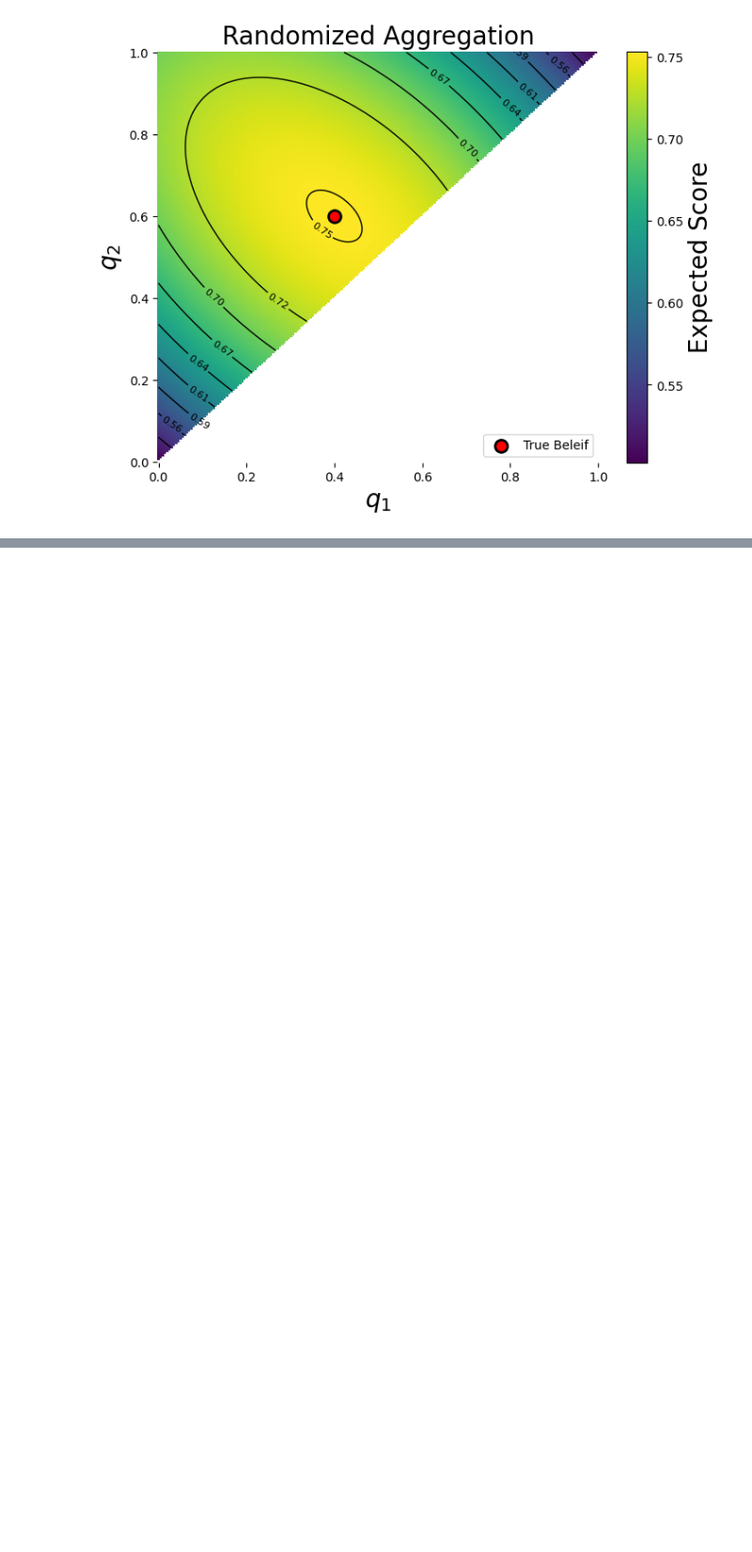
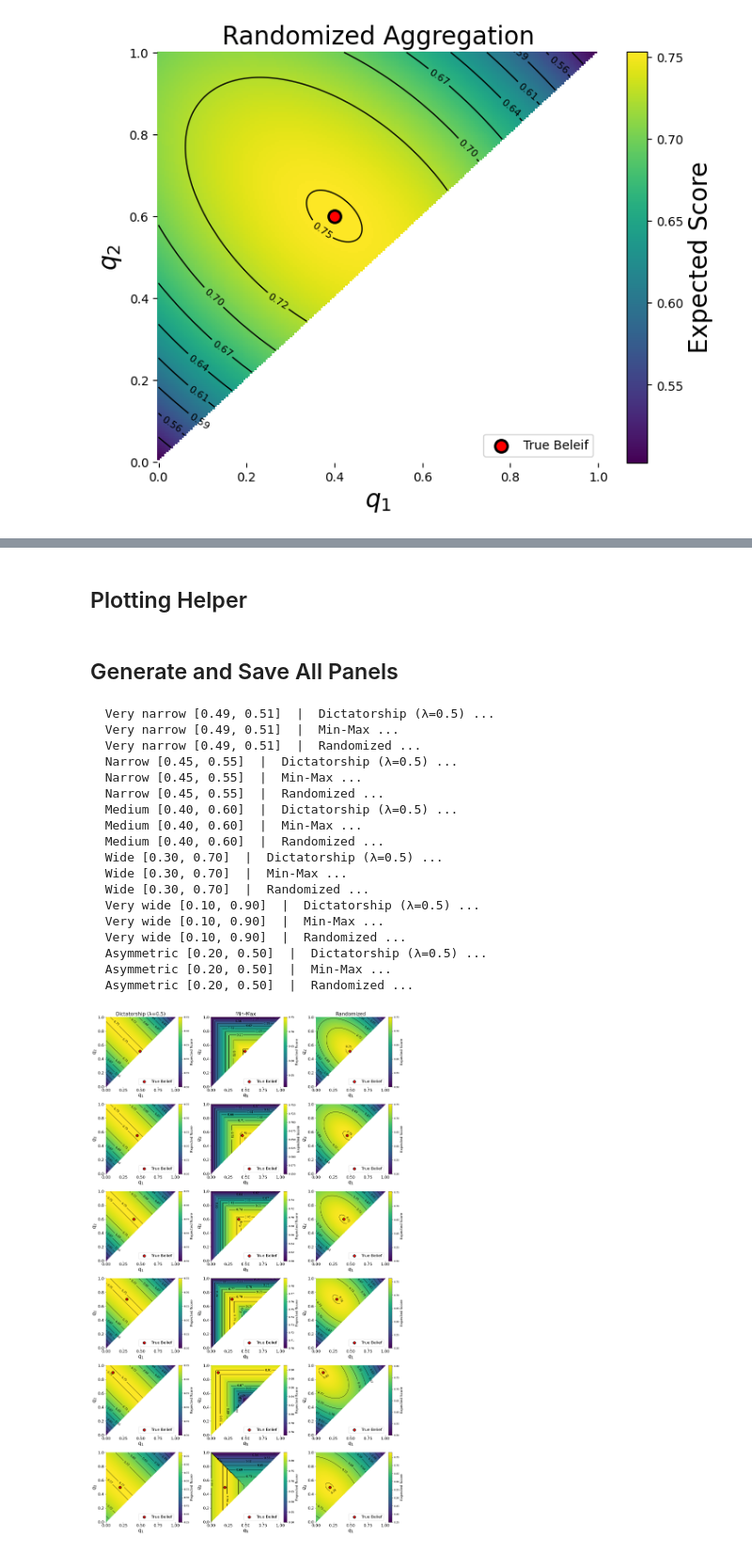
Before and after one commit to FlyinHedgehog/Imprecise-Scoring-Rule-Seminar, a Jupyter notebook: scoring_rule.ipynb, the cells around one changed output, grey strips where cells are left out. Shown at 94% size. Saved outputs shown, nothing was run; the diff lists cells and outputs as text; code cells hidden in the pictures; blank space fills up the shorter version.

```diff
--- a/scoring_rule.ipynb
+++ b/scoring_rule.ipynb
@@ -630,0 +808,80 @@ plt.show()
+# %% [markdown]
+## Plotting Helper
+# %%
+def plot_panel(ax, Z, p_low, p_up, title=None, title_size=20):
+    Zm = np.ma.masked_where(np.isnan(Z), Z)
+    c = ax.pcolormesh(Q1, Q2, Zm, cmap="viridis", shading="auto")
+    z_min, z_max = np.nanmin(Z), np.nanmax(Z)
+    if z_max - z_min > 1e-8:
+        levels = np.linspace(z_min, z_max - 0.001, 10)
+        cs = ax.contour(Q1, Q2, Z, levels=levels, colors="black", linewidths=1)
+        ax.clabel(cs, inline=True, fontsize=11, fmt="%.2f")
+    ax.scatter(p_low, p_up, color="red", s=100, edgecolors="black",
+               linewidth=2, zorder=5, label="True Belief")
+    ax.set_xlabel(r"$q_1$", fontsize=20)
+    ax.set_ylabel(r"$q_2$", fontsize=20)
+    if title:
+        ax.set_title(title, fontsize=title_size)
+    ax.legend(loc="lower right")
+    ax.set_frame_on(False)
+    ax.tick_params(axis="both", labelsize=16)
+    ax.legend(fontsize=16, loc="lower right")
+    return c
+# %% [markdown]
+## Generate and Save All Panels
+# %%
+# Combined 6×3 grid
+n_rows = len(BELIEF_SETTINGS)
+fig, axes = plt.subplots(n_rows, 3, figsize=(18, n_rows * 5.0))
+for row, (label, p_lo, p_hi) in enumerate(BELIEF_SETTINGS):
+    for col, (method, score_fn) in enumerate(zip(METHOD_NAMES, SCORE_FUNCS)):
+        print(f"  {label}  |  {method} ...")
+        Z = score_fn(p_lo, p_hi)
+        ax = axes[row, col]
+        c = plot_panel(ax, Z, p_lo, p_hi, title=method if row == 0 else None)
+        fig.colorbar(c, ax=ax, fraction=0.046, pad=0.04).set_label("Expected Score", fontsize=14)
+plt.tight_layout(h_pad=2.0, w_pad=1.0)
+fig.savefig(os.path.join(FIG_DIR, "vary_beliefs_grid.pdf"), bbox_inches="tight", dpi=150)
+plt.show()
+print("Saved: vary_beliefs_grid.pdf")
+
+# Individual panels (for the presentation)
+def _slug(s):
+    s = re.sub(r"\[.*?\]", "", s.strip().lower())
+    s = re.sub(r"[^a-z0-9]+", "_", s)
+    return s.strip("_")
+
+print("\nSaving individual panels...")
+for label, p_lo, p_hi in BELIEF_SETTINGS:
+    interval_label = re.search(r"\[.*?\]", label).group(0)
+    for method, score_fn in zip(METHOD_NAMES, SCORE_FUNCS):
+        Z = score_fn(p_lo, p_hi)
+        fig_i, ax_i = plt.subplots(figsize=(8, 6))
+        c = plot_panel(ax_i, Z, p_lo, p_hi, title=f"{method}, {interval_label}")
+        fig_i.colorbar(c, ax=ax_i).set_label("Expected Score", fontsize=20)
+        plt.tight_layout()
+        fname = f"{_slug(label)}__{_slug(method)}.pdf"
+        fig_i.savefig(os.path.join(FIG_DIR, fname), bbox_inches="tight", dpi=150)
+        plt.close(fig_i)
+        print(f"  saved {fname}")
+print(f"\nDone: 1 grid + {n_rows * 3} individual panels in {FIG_DIR}")
+# %% [output]
+  Very narrow [0.49, 0.51]  |  Dictatorship (λ=0.5) ...
+  Very narrow [0.49, 0.51]  |  Min-Max ...
+  Very narrow [0.49, 0.51]  |  Randomized ...
+  Narrow [0.45, 0.55]  |  Dictatorship (λ=0.5) ...
+  Narrow [0.45, 0.55]  |  Min-Max ...
+  Narrow [0.45, 0.55]  |  Randomized ...
+  Medium [0.40, 0.60]  |  Dictatorship (λ=0.5) ...
+  Medium [0.40, 0.60]  |  Min-Max ...
+  Medium [0.40, 0.60]  |  Randomized ...
+  Wide [0.30, 0.70]  |  Dictatorship (λ=0.5) ...
+  Wide [0.30, 0.70]  |  Min-Max ...
+  Wide [0.30, 0.70]  |  Randomized ...
+  Very wide [0.10, 0.90]  |  Dictatorship (λ=0.5) ...
+  Very wide [0.10, 0.90]  |  Min-Max ...
+  Very wide [0.10, 0.90]  |  Randomized ...
+  Asymmetric [0.20, 0.50]  |  Dictatorship (λ=0.5) ...
+  Asymmetric [0.20, 0.50]  |  Min-Max ...
+  Asymmetric [0.20, 0.50]  |  Randomized ...
+[figure, added]
```
Also changed, not shown: parts of 34 cells of this notebook, 40 other files.
